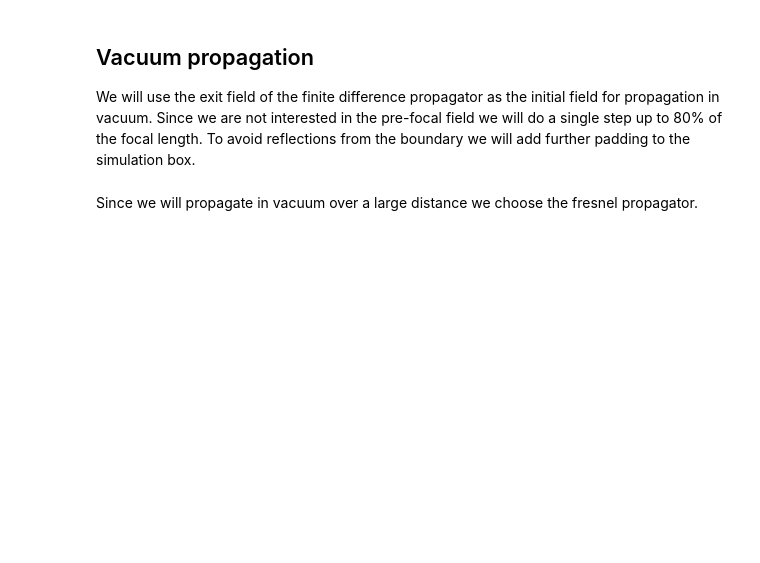
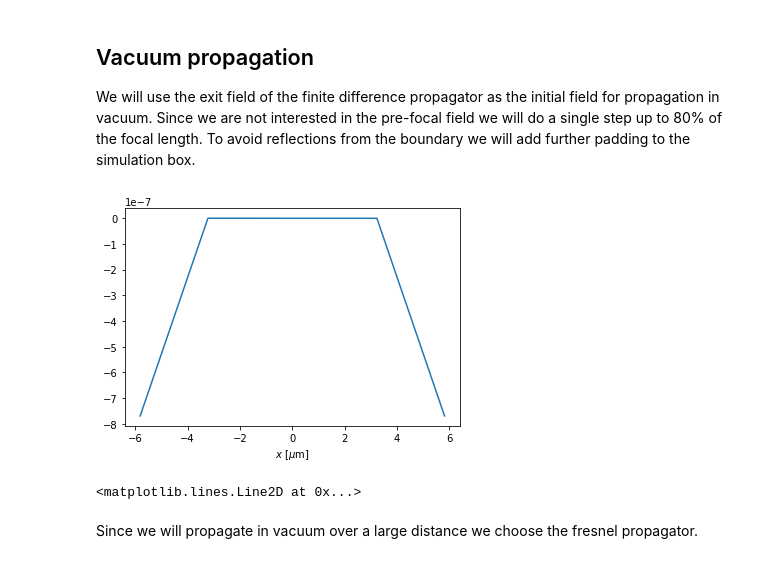
Before and after one commit to TheLartians/PyPropagate, a Jupyter notebook: notebooks/Examples/Zoneplate.ipynb, the cells around one changed output. Saved outputs shown, nothing was run; the diff lists cells and outputs as text; code cells hidden in the pictures; blank space fills up the shorter version.

```diff
--- a/notebooks/Examples/Zoneplate.ipynb
+++ b/notebooks/Examples/Zoneplate.ipynb
@@ -95,5 +112,10 @@ vacuum_settings.simulation_box.Nz = 20000
 initial = presets.boundaries.add_padding(zppropagator.get_field(),0.25)
 presets.boundaries.set_initial(vacuum_settings,initial)
+# %%
+plot(pc.imag(s.n),vacuum_settings)
+# %% [output]
+[figure, added]
+<matplotlib.lines.Line2D at 0x...>
 # %% [markdown]
 Since we will propagate in vacuum over a large distance we choose the fresnel propagator.
 # %%
```
Also changed, not shown: parts of 12 cells of this notebook, 1 other file.
